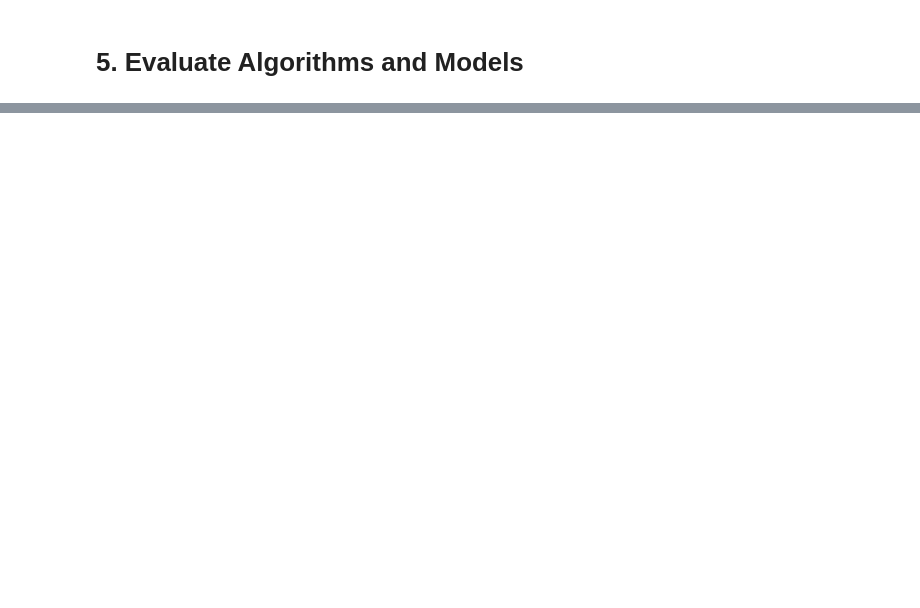
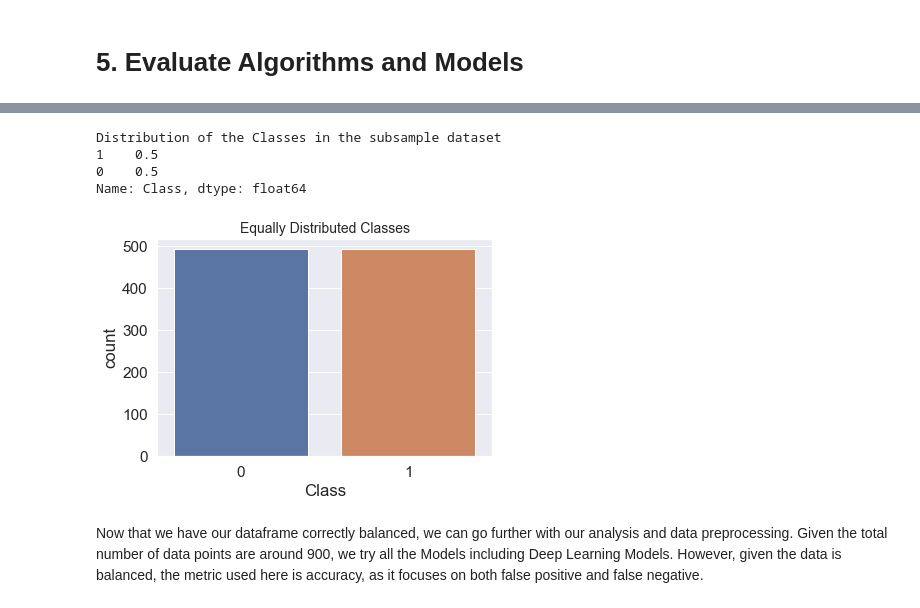
Before and after one commit to sahil231090/MLBook, a Jupyter notebook: Chapter 6 - Classification Based Case Studies/CaseStudy3-FraudDetection/FraudDetection.ipynb, the cells around one changed output, grey strips where cells are left out. Cells and saved outputs as stored; diff of their text form; code cells hidden in the pictures; blank space fills up the shorter version.

```diff
--- a/Chapter 6 - Classification Based Case Studies/CaseStudy3-FraudDetection/FraudDetection.ipynb
+++ b/Chapter 6 - Classification Based Case Studies/CaseStudy3-FraudDetection/FraudDetection.ipynb
@@ -884,0 +423,17 @@ print(result)
+# %%
+df = dataset.sample(frac=1)
+
+
+# amount of fraud classes 492 rows.
+fraud_df = df.loc[df['Class'] == 1]
+non_fraud_df = df.loc[df['Class'] == 0][:492]
+
+normal_distributed_df = pd.concat([fraud_df, non_fraud_df])
+
+# Shuffle dataframe rows
+df_new = normal_distributed_df.sample(frac=1, random_state=42)
+# split out validation dataset for the end
+Y_train_new= df_new["Class"]
+X_train_new = df_new.loc[:, dataset.columns != 'Class']
+
+dataset.head()
@@ -884,0 +448,16 @@ print(result)
+# %%
+print('Distribution of the Classes in the subsample dataset')
+print(df_new['Class'].value_counts()/len(df_new))
+sns.countplot('Class', data=df_new)
+pyplot.title('Equally Distributed Classes', fontsize=14)
+pyplot.show()
+# %% [output]
+Distribution of the Classes in the subsample dataset
+1    0.5
+0    0.5
+Name: Class, dtype: float64
+[figure, added]
+# %% [markdown]
+Now that we have our dataframe correctly balanced, we can go further with our analysis and data preprocessing.
+Given the total number of data points are around 900, we try all the Models including Deep Learning Models.
+However, given the data is balanced, the metric used here is accuracy, as it focuses on both false positive and false negative.
```
Also changed, not shown: parts of 102 cells of this notebook.
